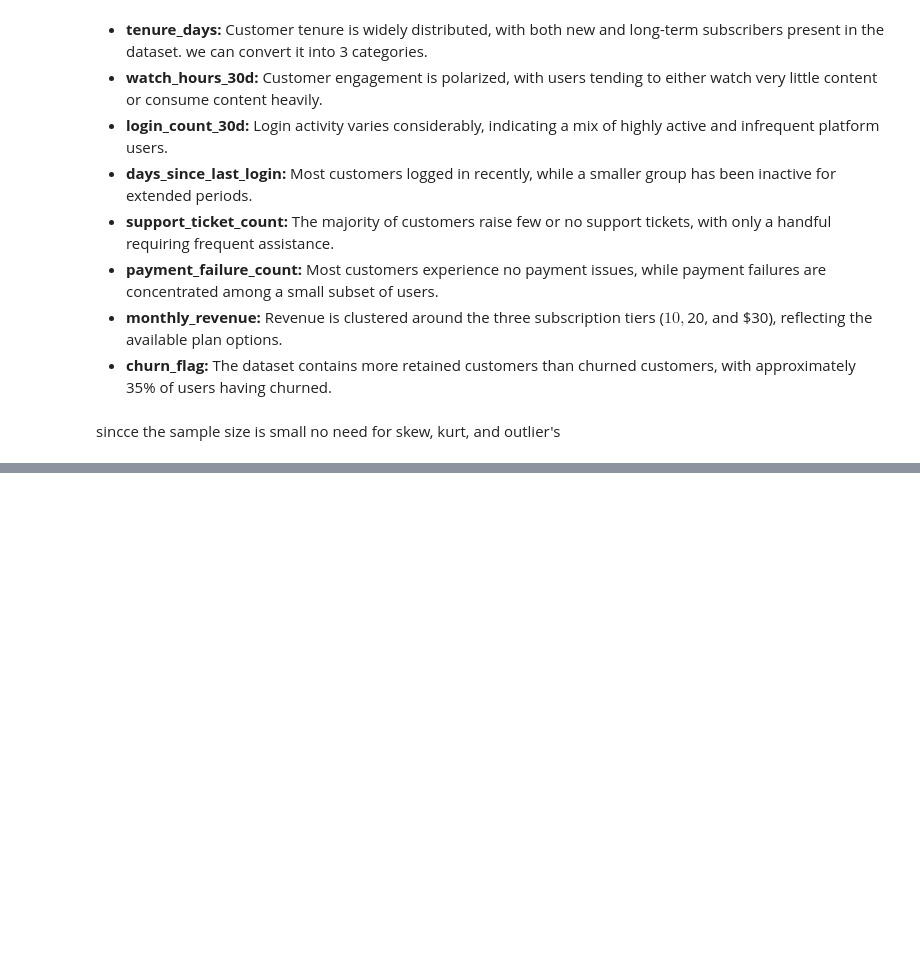
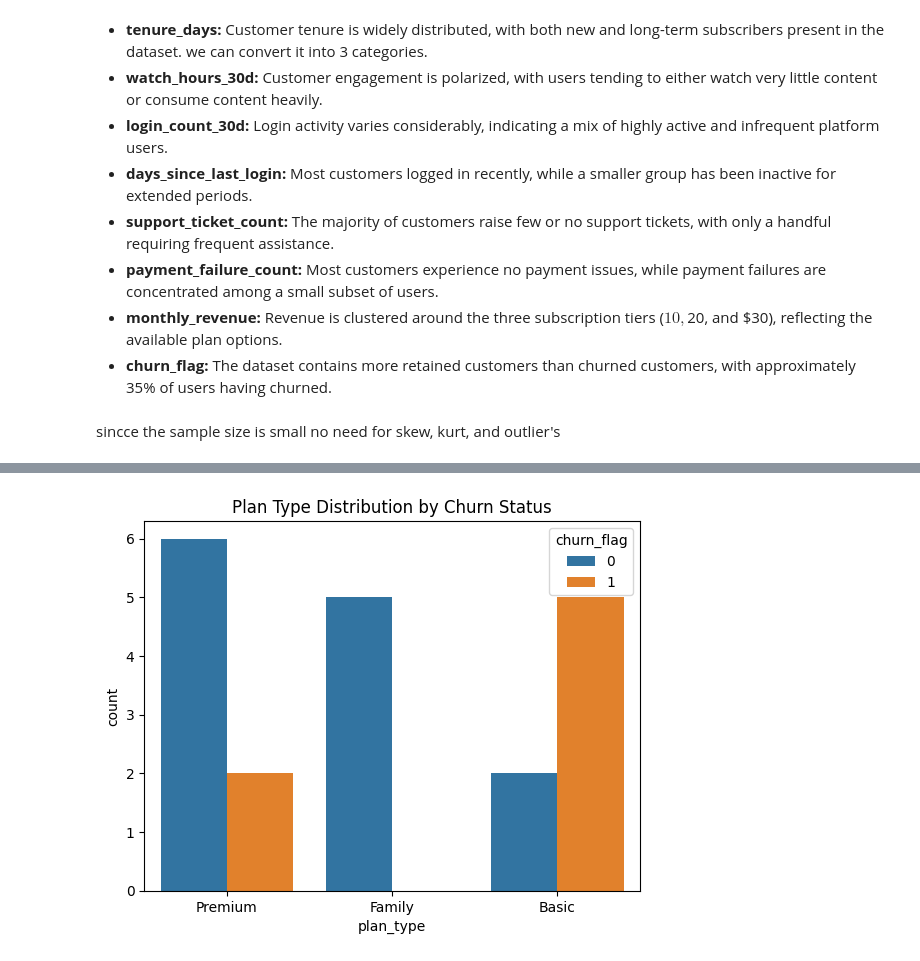
Before and after one commit to NaReddyJashwanthReddy/churn_rate, a Jupyter notebook: analysis/EDA.ipynb, the cells around one changed output, grey strips where cells are left out. Drawn from its saved outputs; the diff is of its cells as text; code cells hidden in the pictures; blank space fills up the shorter version.

```diff
--- a/analysis/EDA.ipynb
+++ b/analysis/EDA.ipynb
@@ -218,0 +253,11 @@ sincce the sample size is small no need for skew, kurt, and outlier's
+# %%
+sns.countplot(
+    data=analyse_df,
+    x='plan_type',
+    hue='churn_flag'
+)
+
+plt.title('Plan Type Distribution by Churn Status')
+plt.show()
+# %% [output]
+[figure, added]
```
Also changed, not shown: parts of 7 cells of this notebook.
